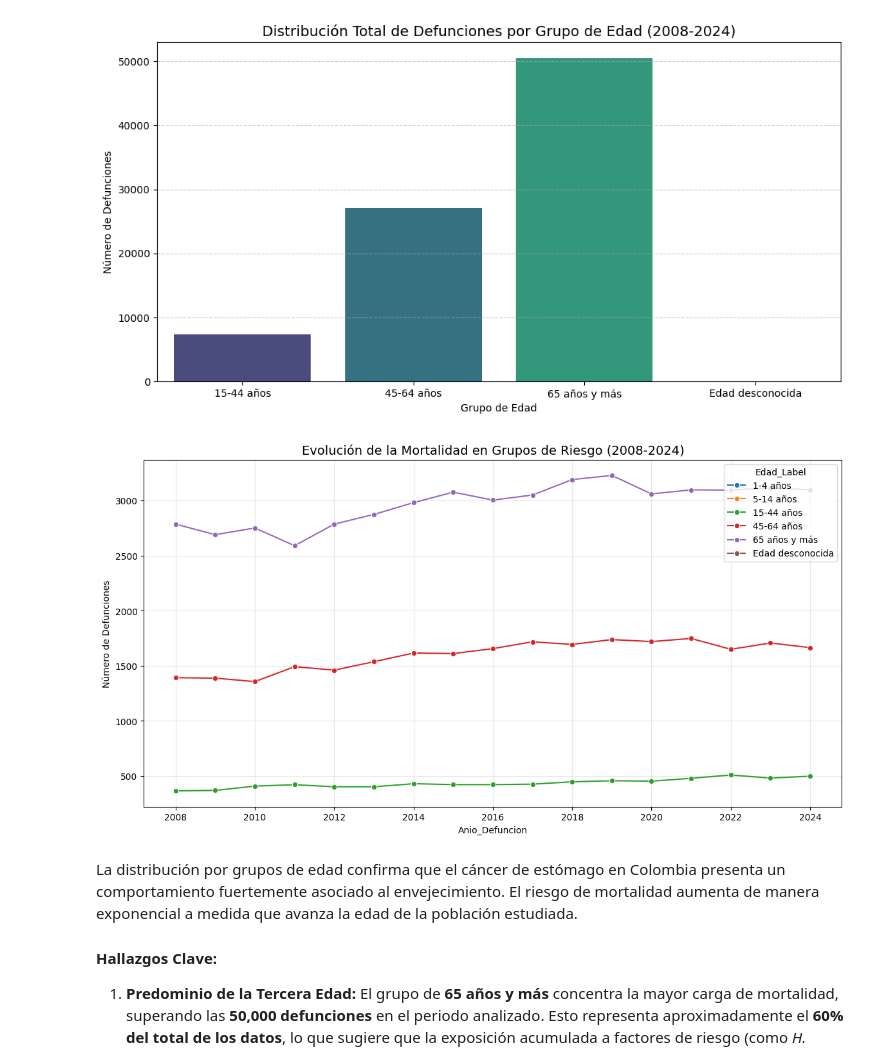
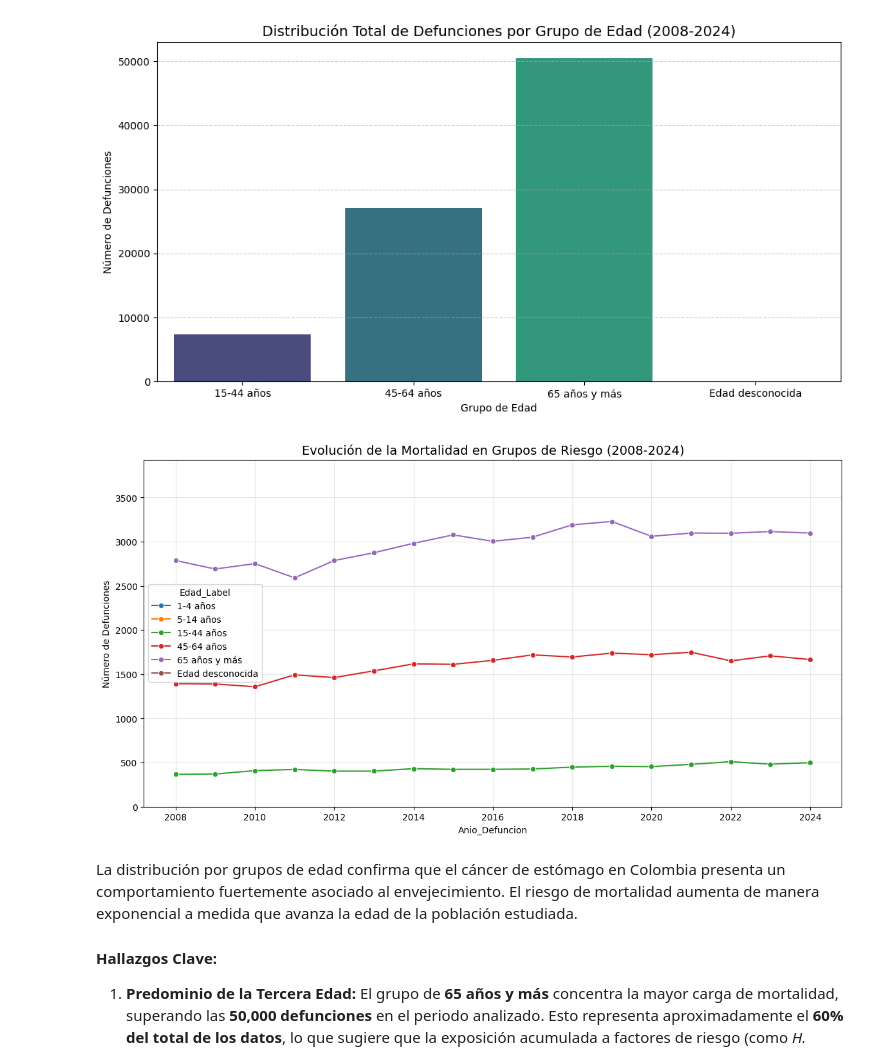
Before and after one commit to LasciaStare/Seminario, a Jupyter notebook: 2_EDA.ipynb, the cells around one changed output. Saved outputs shown, nothing was run; the diff lists cells and outputs as text; code cells hidden in the pictures.

```diff
--- a/2_EDA.ipynb
+++ b/2_EDA.ipynb
@@ -188,17 +191,18 @@ Passing `palette` without assigning `hue` is deprecated and will be removed in v
 # %%
 # 3. Evolución temporal por Grupo de Edad (Para ver el efecto del envejecimiento)
 tendencia_edad = df.groupby(['Anio_Defuncion', 'Edad_Label']).size().reset_index(name='Total')
 
 plt.figure(figsize=(14, 7))
 sns.lineplot(data=tendencia_edad[tendencia_edad['Edad_Label'].isin(['15-44 años', '45-64 años', '65 años y más'])],
              x='Anio_Defuncion', y='Total', hue='Edad_Label', marker='o')
 
 plt.title('Evolución de la Mortalidad en Grupos de Riesgo (2008-2024)', fontsize=14)
 plt.ylabel('Número de Defunciones')
 plt.grid(True, alpha=0.3)
+plt.ylim(0, tendencia_edad['Total'].max() + 700)
 plt.show()
 # %% [output]
-[figure, old version]
+[figure, new version]
 # %% [markdown]
 La distribución por grupos de edad confirma que el cáncer de estómago en Colombia presenta un comportamiento fuertemente asociado al envejecimiento. El riesgo de mortalidad aumenta de manera exponencial a medida que avanza la edad de la población estudiada.
 
```
Also changed, not shown: parts of 4 cells of this notebook, 1 other file.
